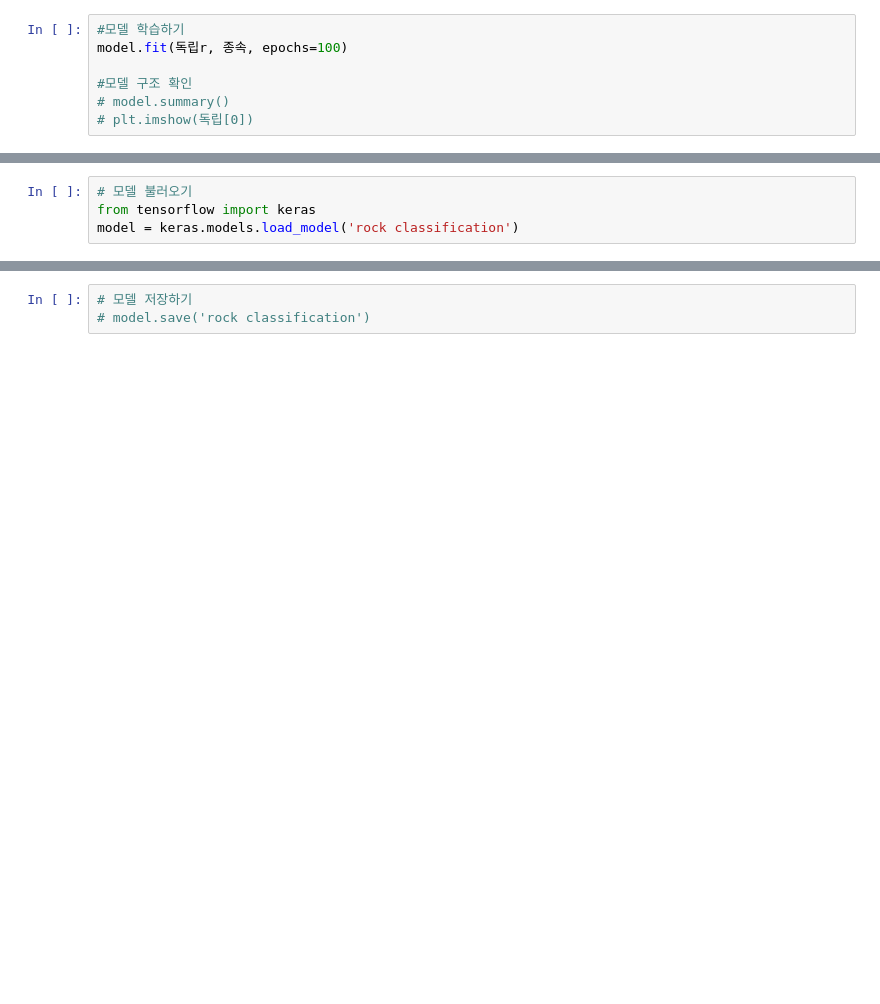
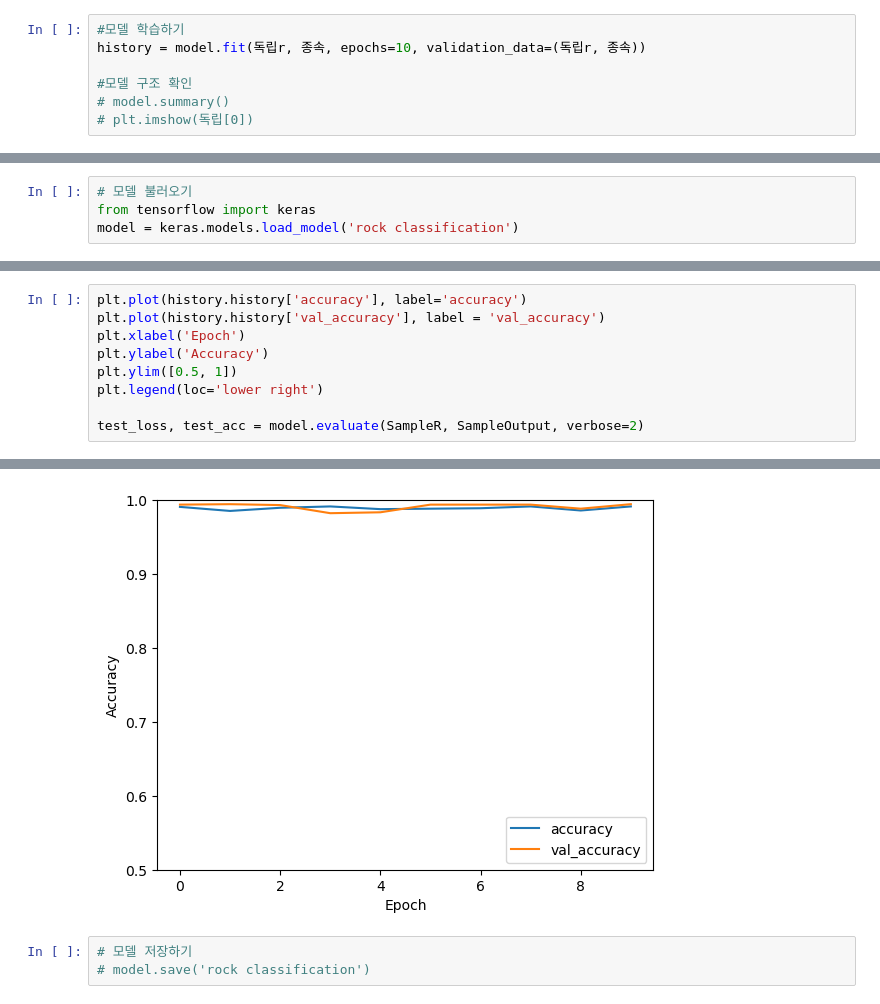
Before and after one commit to swddoram/EarthScience, a Jupyter notebook: EartthSciencePresentation/ClassifyStones.ipynb, the cells around one changed output, grey strips where cells are left out. Cells and saved outputs as stored; diff of their text form; blank space fills up the shorter version.

```diff
--- a/EartthSciencePresentation/ClassifyStones.ipynb
+++ b/EartthSciencePresentation/ClassifyStones.ipynb
@@ -146,6 +183,6 @@ tf.config.list_physical_devices()
 # %%
 #모델 학습하기
-model.fit(독립r, 종속, epochs=100)
+history = model.fit(독립r, 종속, epochs=10, validation_data=(독립r, 종속))
 
 #모델 구조 확인
 # model.summary()
@@ -219,0 +276,10 @@ pd.DataFrame(pred).round(2)
+# %%
+plt.plot(history.history['accuracy'], label='accuracy')
+plt.plot(history.history['val_accuracy'], label = 'val_accuracy')
+plt.xlabel('Epoch')
+plt.ylabel('Accuracy')
+plt.ylim([0.5, 1])
+plt.legend(loc='lower right')
+
+test_loss, test_acc = model.evaluate(SampleR, SampleOutput, verbose=2)
+# %% [output]
@@ -220,3 +287,4 @@ pd.DataFrame(pred).round(2)
+[figure, added]
 # %%
 # 모델 저장하기
 # model.save('rock classification')
```
Also changed, not shown: parts of 8 cells of this notebook.
